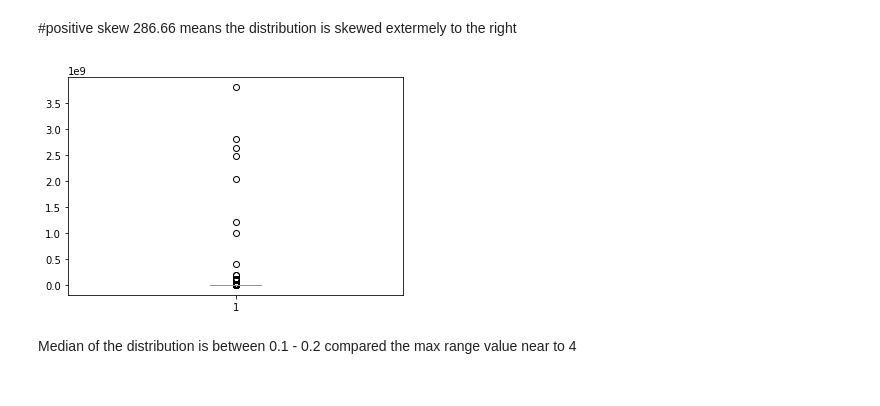
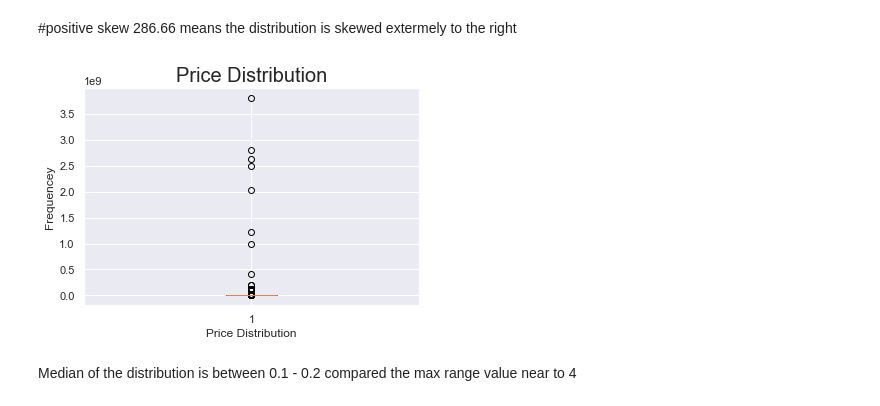
Before and after one commit to TemesgenGT/Springboard_5, a Jupyter notebook: CapStone_Two_Springboard.ipynb, the cells around one changed output. Drawn from its saved outputs; the diff is of its cells as text; code cells hidden in the pictures.

```diff
--- a/CapStone_Two_Springboard.ipynb
+++ b/CapStone_Two_Springboard.ipynb
@@ -207,8 +182,13 @@ max      3.808256e+09
 Name: price, dtype: float64
 # %% [markdown]
 #positive skew 286.66 means the distribution is skewed extermely to the right
-# %%
-plt.boxplot(df1['price'])
-plt.show()
-# %% [output]
-[figure, removed]
+# %%
+# box plot for the price
+sn.set()
+plt.boxplot(df1['price'])
+plt.xlabel('Price Distribution')
+plt.ylabel('Frequencey')
+plt.title('Price Distribution', size = 20)
+plt.show()
+# %% [output]
+[figure, added]
```
Also changed, not shown: parts of 85 cells of this notebook.
